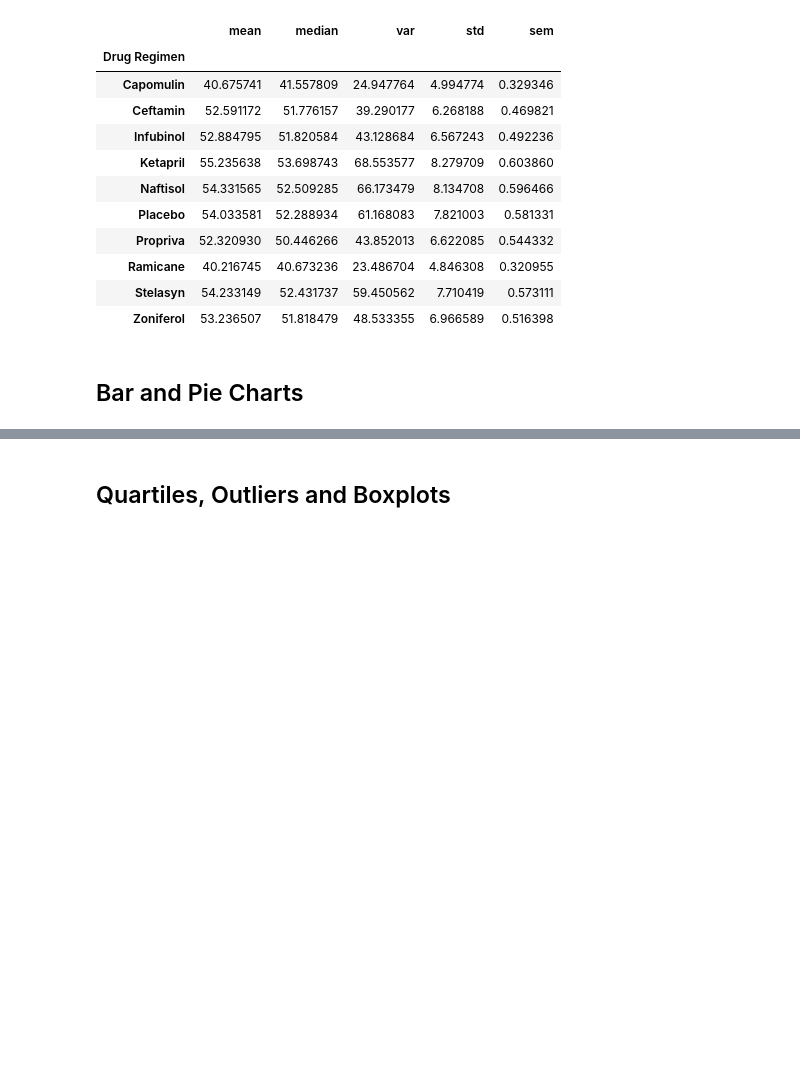
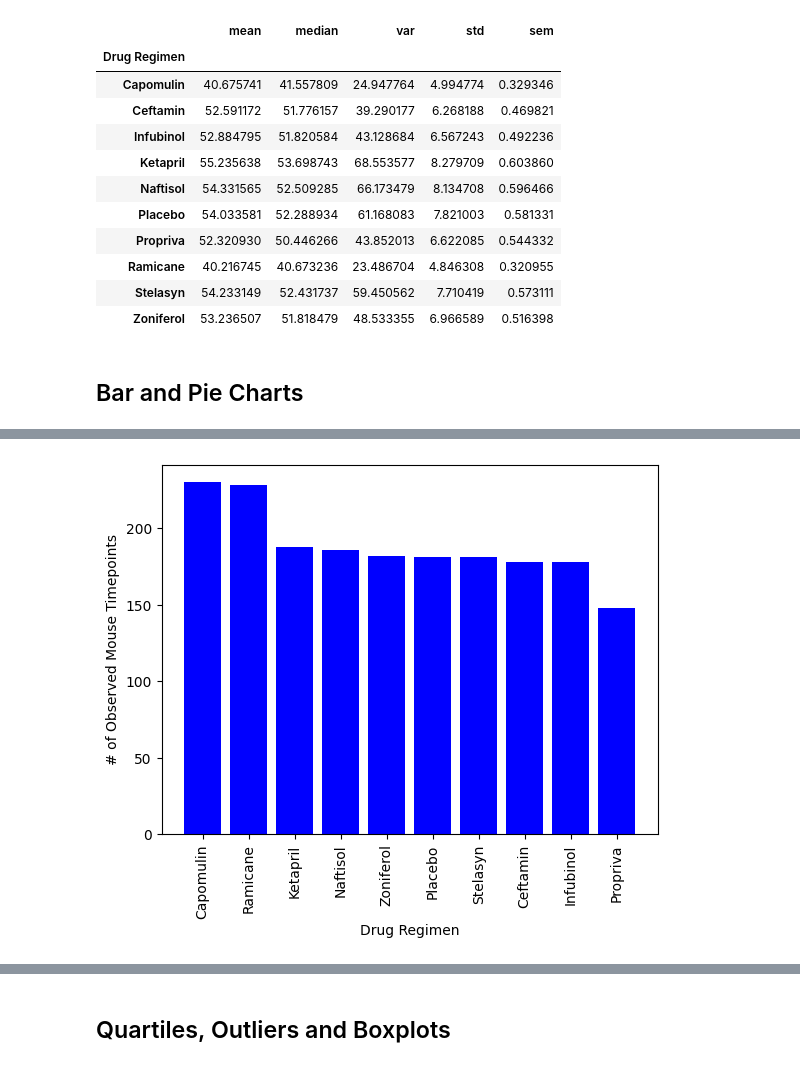
Before and after one commit to bassoon03/pymaceuticals, a Jupyter notebook: Starter_Code/Pymaceuticals/pymaceuticals_starter.ipynb, the cells around one changed output, grey strips where cells are left out. Saved outputs shown, nothing was run; the diff lists cells and outputs as text; code cells hidden in the pictures; blank space fills up the shorter version.

```diff
--- a/Starter_Code/Pymaceuticals/pymaceuticals_starter.ipynb
+++ b/Starter_Code/Pymaceuticals/pymaceuticals_starter.ipynb
@@ -204,2 +229,13 @@ summary_table_df
+# %%
+drug = time_counts_df["Drug Regimen"].tolist()
+timepoints = time_counts_df["Timepoint"].tolist()
+
+plt.bar(drug, timepoints, color = "blue", width = 0.8)
+plt.xlabel("Drug Regimen")
+plt.ylabel("# of Observed Mouse Timepoints")
+plt.xticks(rotation = 90)
+plt.show;
+# %% [output]
+[figure, added]
 # %%
 # Generate a bar plot showing the total number of rows (Mouse ID/Timepoints) for each drug regimen using pyplot.
```
Also changed, not shown: parts of 15 cells of this notebook.
